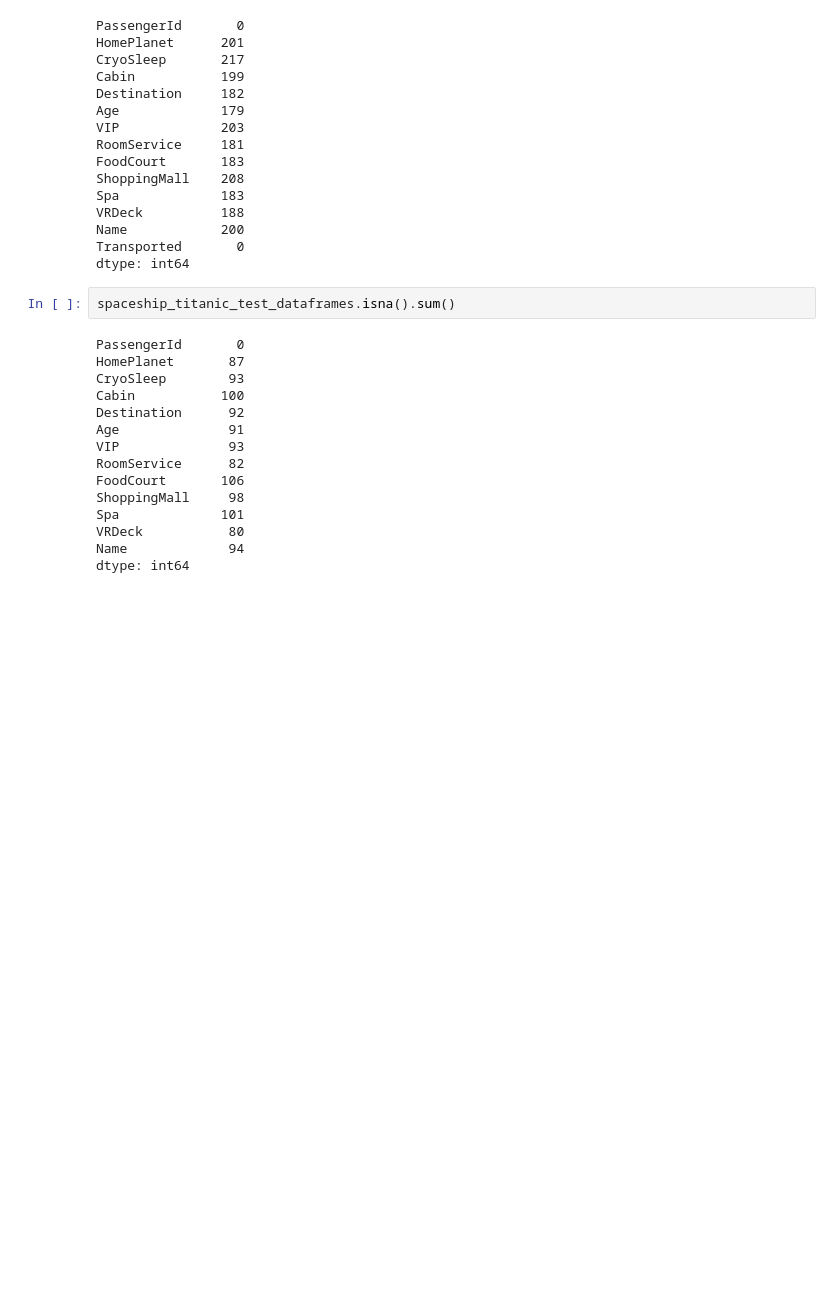
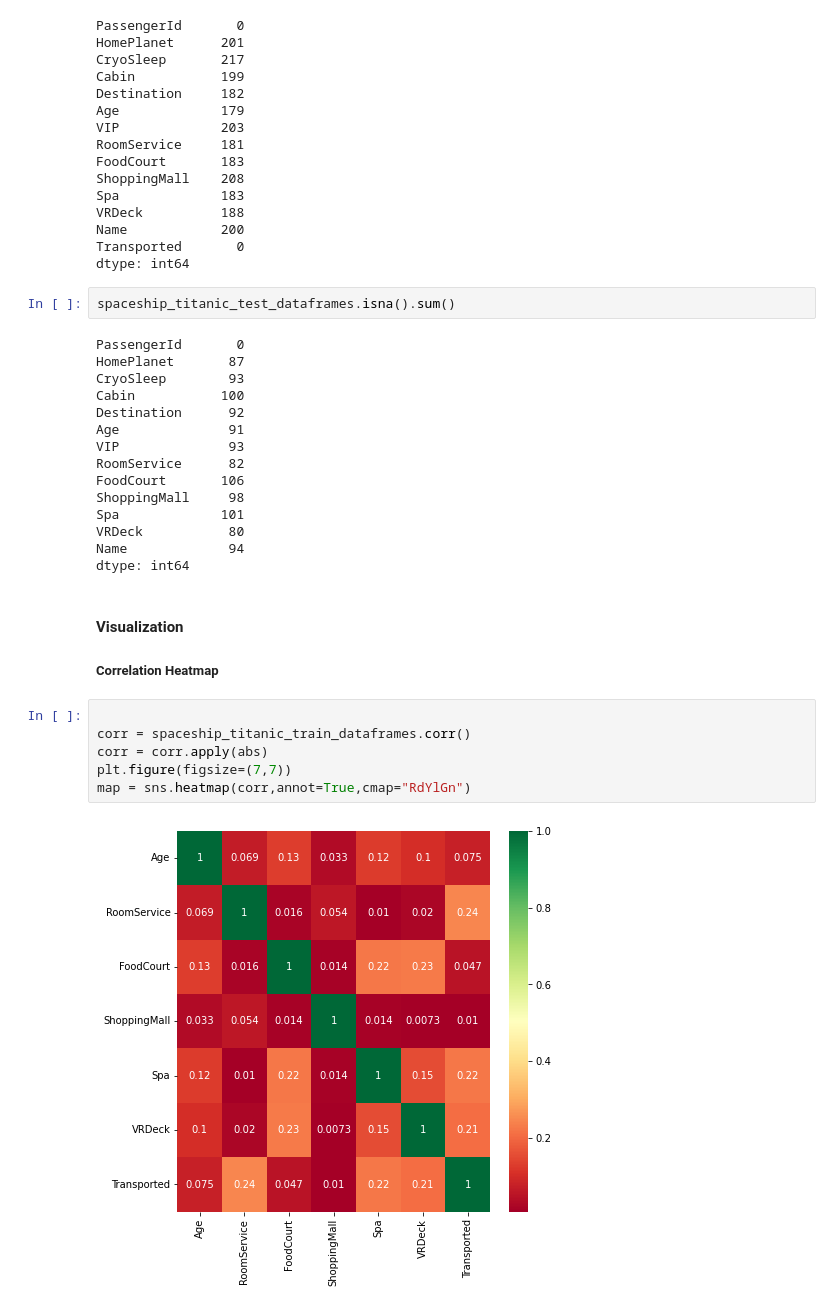
Before and after one commit to babennettdev/ml-notebooks, a Jupyter notebook: src/spaceship-titanic/spaceship_titanic_data_exploration.ipynb, the cells around one changed output. Cells and saved outputs as stored; diff of their text form; blank space fills up the shorter version.

```diff
--- a/src/spaceship-titanic/spaceship_titanic_data_exploration.ipynb
+++ b/src/spaceship-titanic/spaceship_titanic_data_exploration.ipynb
@@ -182,3 +182,14 @@ Spa             101
 VRDeck           80
 Name             94
 dtype: int64
+# %% [markdown]
+#### Visualization
+##### Correlation Heatmap
+# %%
+
+corr = spaceship_titanic_train_dataframes.corr()
+corr = corr.apply(abs)
+plt.figure(figsize=(7,7))
+map = sns.heatmap(corr,annot=True,cmap="RdYlGn")
+# %% [output]
+[figure, added]
```
Also changed, not shown: parts of 6 cells of this notebook.
